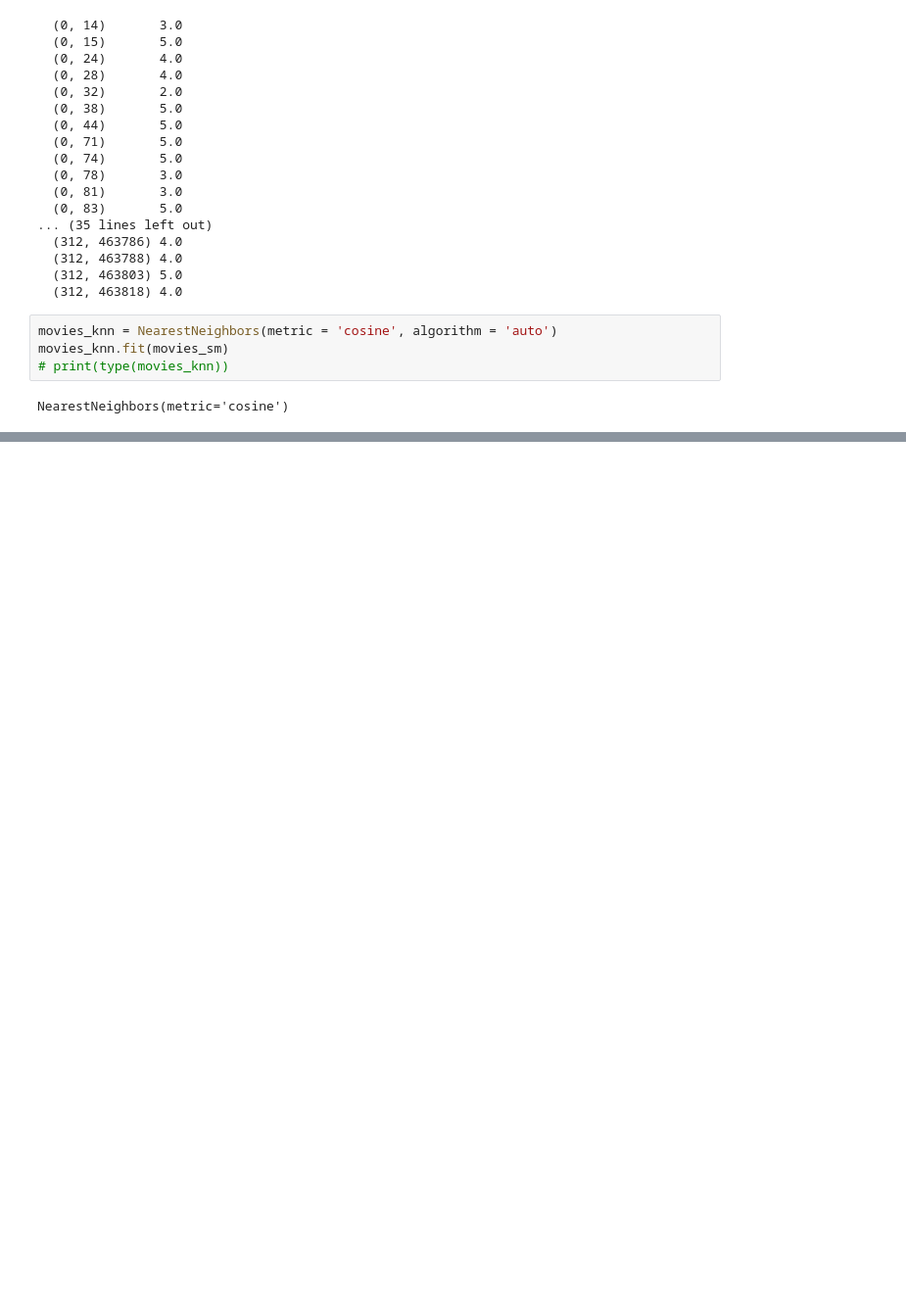
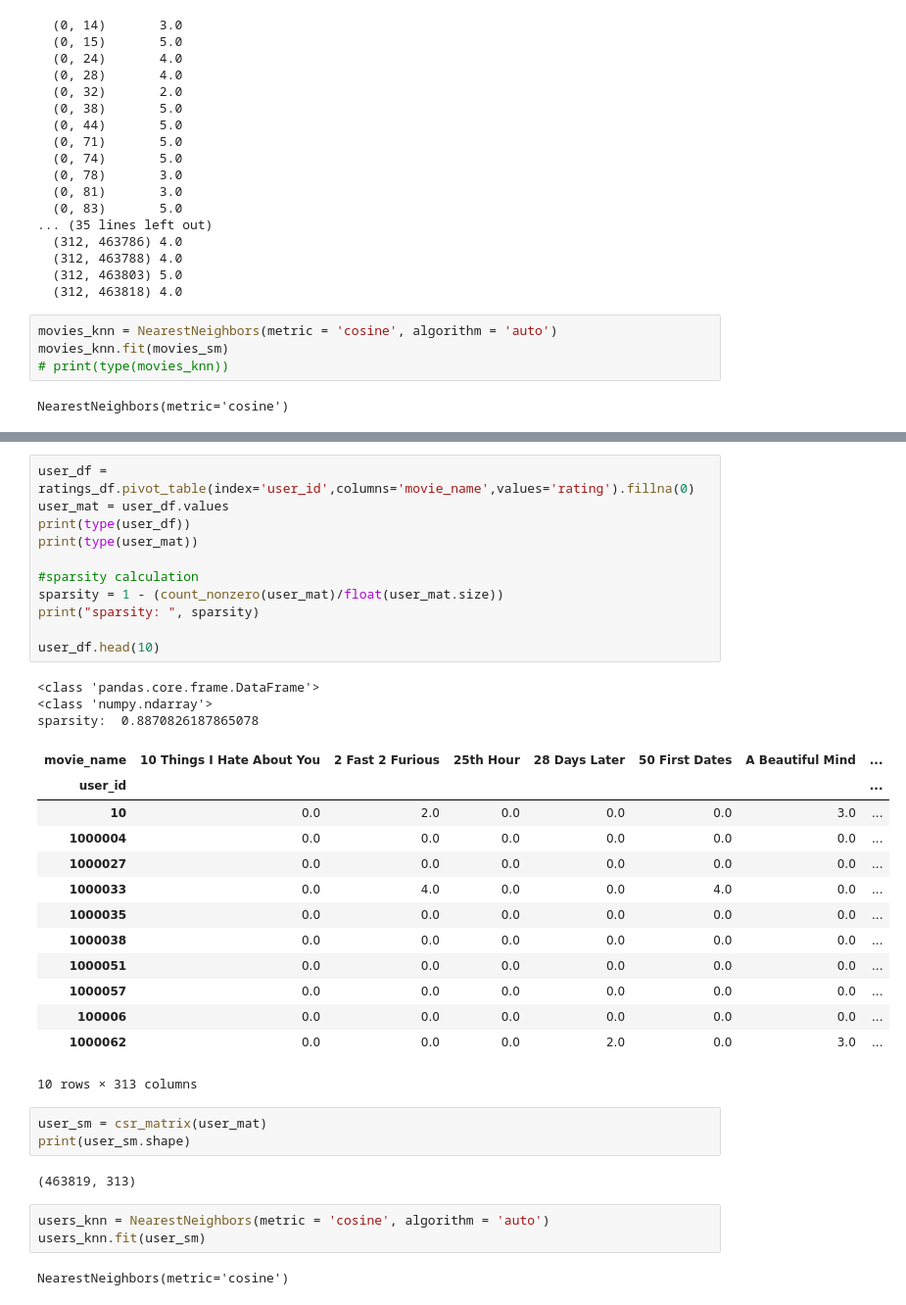
Before and after one commit to givi0519/CSCI4502_FinalProject, a Jupyter notebook: Movie_Recommendation_CSCI4502.ipynb, the cells around one changed output, grey strips where cells are left out. Shown: that part at 98% size. Saved outputs shown, nothing was run; the diff lists cells and outputs as text; blank space fills up the shorter version.

```diff
--- a/Movie_Recommendation_CSCI4502.ipynb
+++ b/Movie_Recommendation_CSCI4502.ipynb
@@ -374,0 +375,38 @@ Flatliners :  0.6330773890600067
+# %%
+user_df = ratings_df.pivot_table(index='user_id',columns='movie_name',values='rating').fillna(0)
+user_mat = user_df.values
+print(type(user_df))
+print(type(user_mat))
+
+#sparsity calculation
+sparsity = 1 - (count_nonzero(user_mat)/float(user_mat.size))
+print("sparsity: ", sparsity)
+
+user_df.head(10)
+# %% [output]
+<class 'pandas.core.frame.DataFrame'>
+<class 'numpy.ndarray'>
+sparsity:  0.8870826187865078
+| movie_name | 10 Things I Hate About You | 2 Fast 2 Furious | 25th Hour | 28 Days Later | 50 First Dates | A Beautiful Mind | ... |
+| user_id |  |  |  |  |  |  | ... |
+| 10 | 0.0 | 2.0 | 0.0 | 0.0 | 0.0 | 3.0 | ... |
+| 1000004 | 0.0 | 0.0 | 0.0 | 0.0 | 0.0 | 0.0 | ... |
+| 1000027 | 0.0 | 0.0 | 0.0 | 0.0 | 0.0 | 0.0 | ... |
+| 1000033 | 0.0 | 4.0 | 0.0 | 0.0 | 4.0 | 0.0 | ... |
+| 1000035 | 0.0 | 0.0 | 0.0 | 0.0 | 0.0 | 0.0 | ... |
+| 1000038 | 0.0 | 0.0 | 0.0 | 0.0 | 0.0 | 0.0 | ... |
+| 1000051 | 0.0 | 0.0 | 0.0 | 0.0 | 0.0 | 0.0 | ... |
+| 1000057 | 0.0 | 0.0 | 0.0 | 0.0 | 0.0 | 0.0 | ... |
+| 100006 | 0.0 | 0.0 | 0.0 | 0.0 | 0.0 | 0.0 | ... |
+| 1000062 | 0.0 | 0.0 | 0.0 | 2.0 | 0.0 | 3.0 | ... |
+10 rows × 313 columns
+# %%
+user_sm = csr_matrix(user_mat)
+print(user_sm.shape)
+# %% [output]
+(463819, 313)
+# %%
+users_knn = NearestNeighbors(metric = 'cosine', algorithm = 'auto')
+users_knn.fit(user_sm)
+# %% [output]
+NearestNeighbors(metric='cosine')
```
Also changed, not shown: parts of 5 cells of this notebook.
